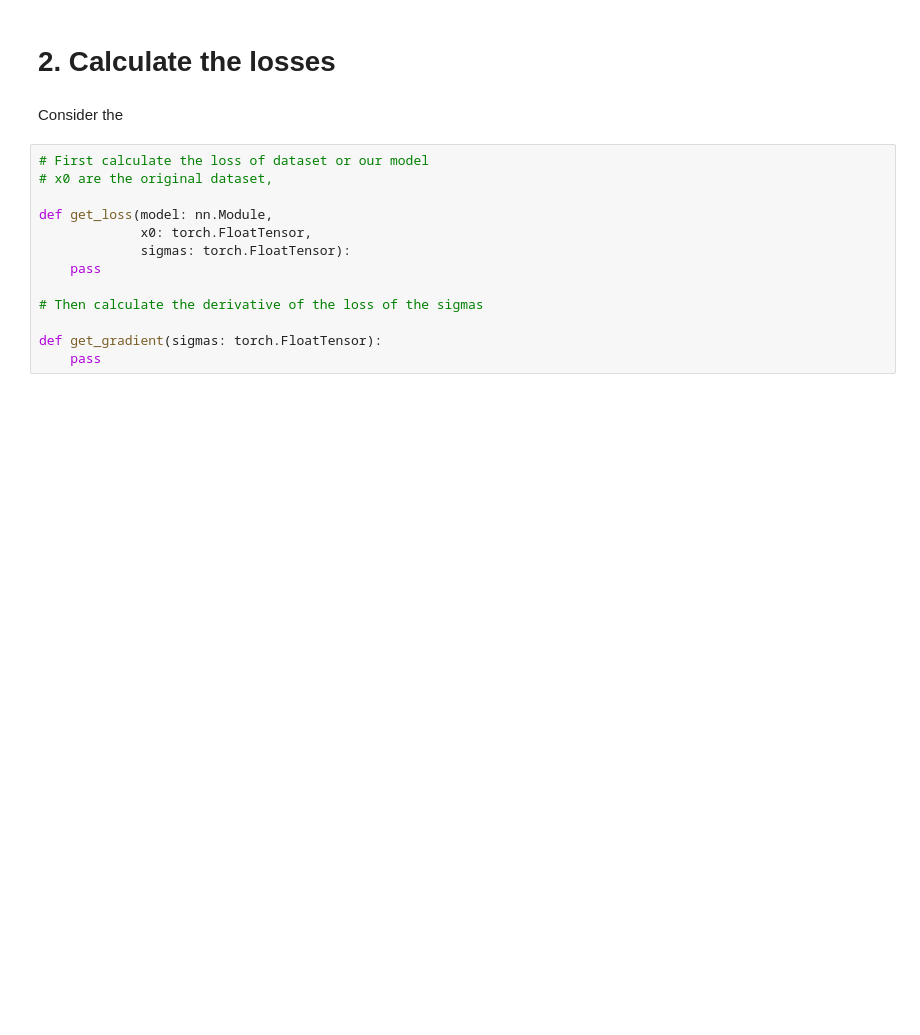
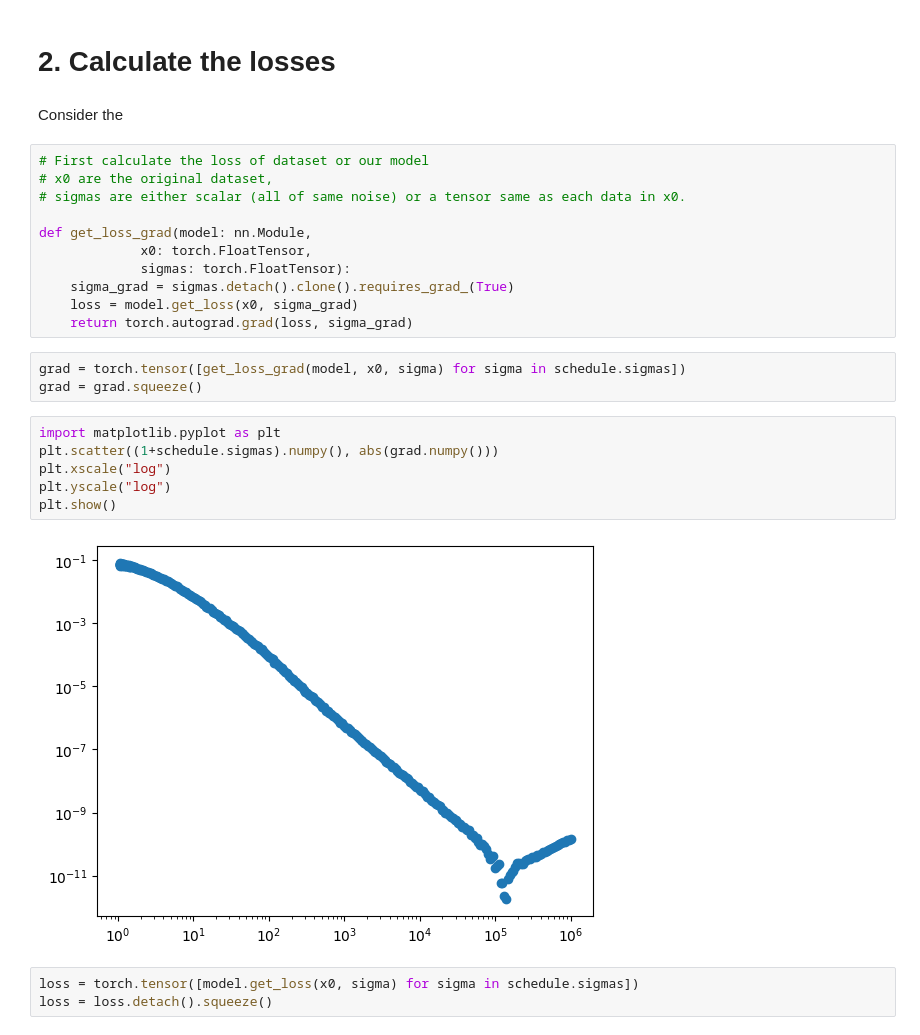
Before and after one commit to JetfiRex/Diffusion-ToyModel, a Jupyter notebook: Diffusion - test.ipynb, the cells around one changed output. Saved outputs shown, nothing was run; the diff lists cells and outputs as text; blank space fills up the shorter version.

Commit message:
More observation of loss and gradient

```diff
--- a/Diffusion - test.ipynb
+++ b/Diffusion - test.ipynb
@@ -387,13 +369,25 @@ Consider the
 # %%
 # First calculate the loss of dataset or our model
 # x0 are the original dataset,
+# sigmas are either scalar (all of same noise) or a tensor same as each data in x0.
 
-def get_loss(model: nn.Module,
+def get_loss_grad(model: nn.Module,
              x0: torch.FloatTensor,
              sigmas: torch.FloatTensor):
-    pass
-
-# Then calculate the derivative of the loss of the sigmas
-
-def get_gradient(sigmas: torch.FloatTensor):
-    pass
+    sigma_grad = sigmas.detach().clone().requires_grad_(True)
+    loss = model.get_loss(x0, sigma_grad)
+    return torch.autograd.grad(loss, sigma_grad)
+# %%
+grad = torch.tensor([get_loss_grad(model, x0, sigma) for sigma in schedule.sigmas])
+grad = grad.squeeze()
+# %%
+import matplotlib.pyplot as plt
+plt.scatter((1+schedule.sigmas).numpy(), abs(grad.numpy()))
+plt.xscale("log")
+plt.yscale("log")
+plt.show()
+# %% [output]
+[figure, added]
+# %%
+loss = torch.tensor([model.get_loss(x0, sigma) for sigma in schedule.sigmas])
+loss = loss.detach().squeeze()
```
Also changed, not shown: parts of 12 cells of this notebook, 1 other file.
